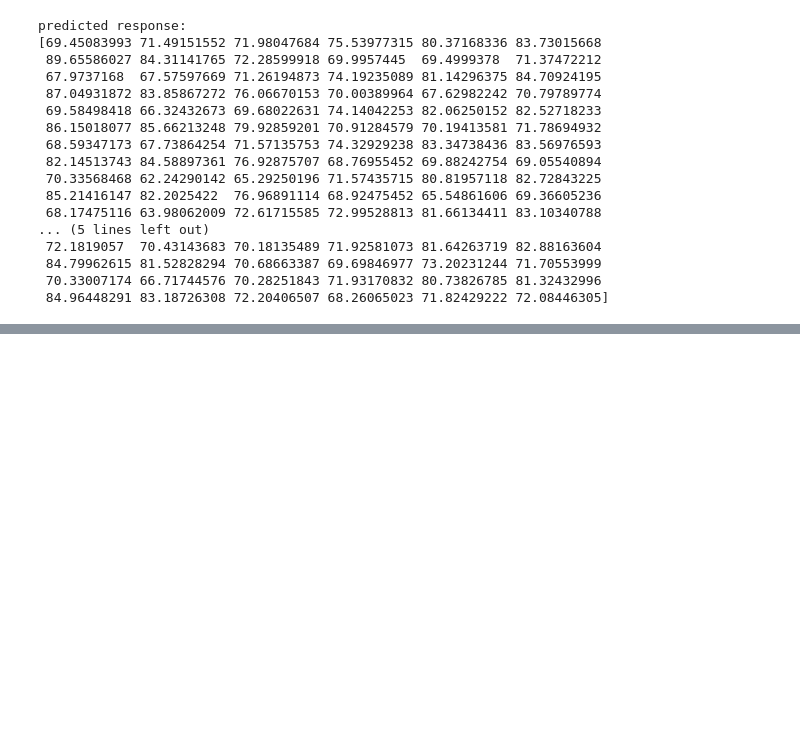
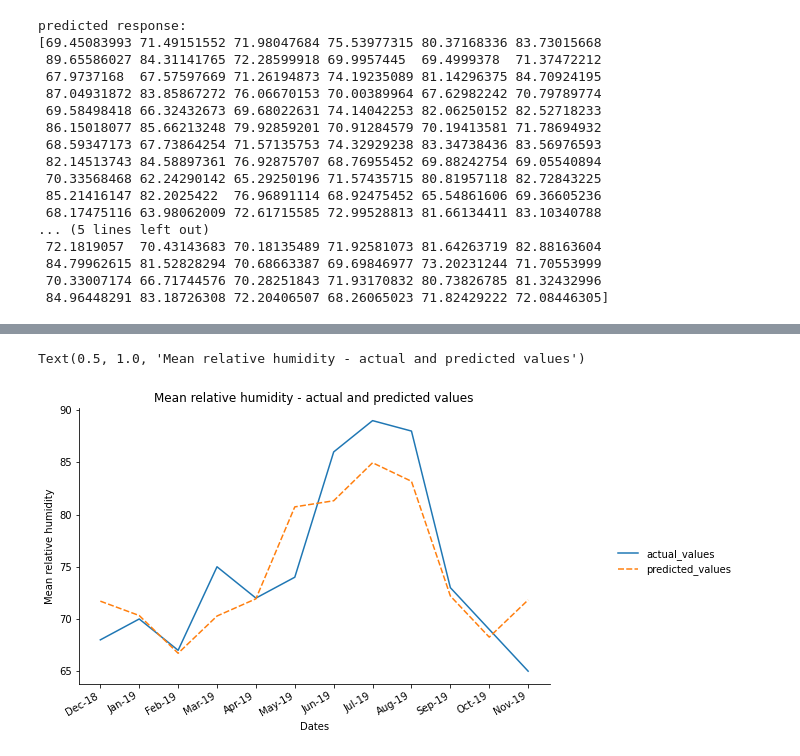
Before and after one commit to brymoh7/Japan-Weather-Outcomes, a Jupyter notebook: mean-relative-humidity-Japanweather.ipynb, the cells around one changed output, grey strips where cells are left out. Cells and saved outputs as stored; diff of their text form; code cells hidden in the pictures; blank space fills up the shorter version.

Commit message:
Updated models including graphs

```diff
--- a/mean-relative-humidity-Japanweather.ipynb
+++ b/mean-relative-humidity-Japanweather.ipynb
@@ -19,3 +21,6 @@ dataset.head()
 # %%
-X = dataset.iloc[:, 1:-1].values #All rows, all columns excluding the last column indexed -1
-y = dataset.iloc[:, -1].values #All rows, last column
+X = dataset.iloc[:, 1:-1].values #select All rows, all columns excluding the first and the last column
+y = dataset.iloc[:, -1].values #select All rows, last column
+
+#dates = X[:,0]
+dates = dataset.iloc[:,0] #store the dates from the dataset (first column) in a variable, to be used when plotting graphs
@@ -73,0 +69,11 @@ Root Mean Squared Error: 3.957363896509632
+# %%
+df = pd.DataFrame(dict(actual_values=y[-13:-1], predicted_values=y_pred[-13:-1]), index=dates[-13:-1]) #create a dataframe containing the last 12 actual and predicted values with the month and year as the index of the dataframe
+g = sns.relplot(kind="line", data=df) #plot a line graph using the dataframe
+g.fig.autofmt_xdate() #adjust the size of the x-axis so the dates have some spacing
+g.fig.set_size_inches(10, 5) #set the size of the figure
+plt.xlabel('Dates') #set the label for the x-axis
+plt.ylabel('Mean relative humidity') #set the label for the y-axis
+plt.title('Mean relative humidity - actual and predicted values') #set the title of the graph
+# %% [output]
+Text(0.5, 1.0, 'Mean relative humidity - actual and predicted values')
+[figure, added]
```
Also changed, not shown: parts of 11 cells of this notebook, 9 other files.
